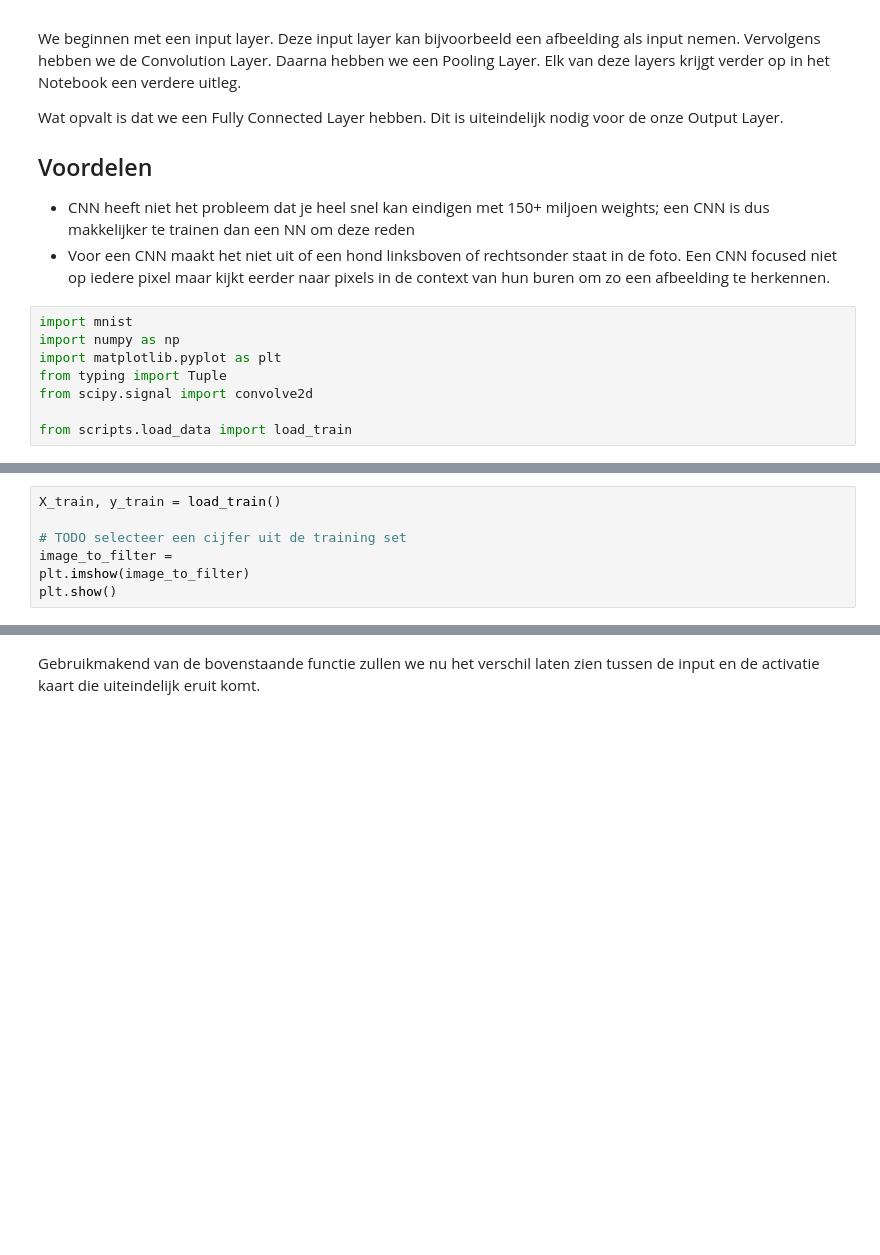
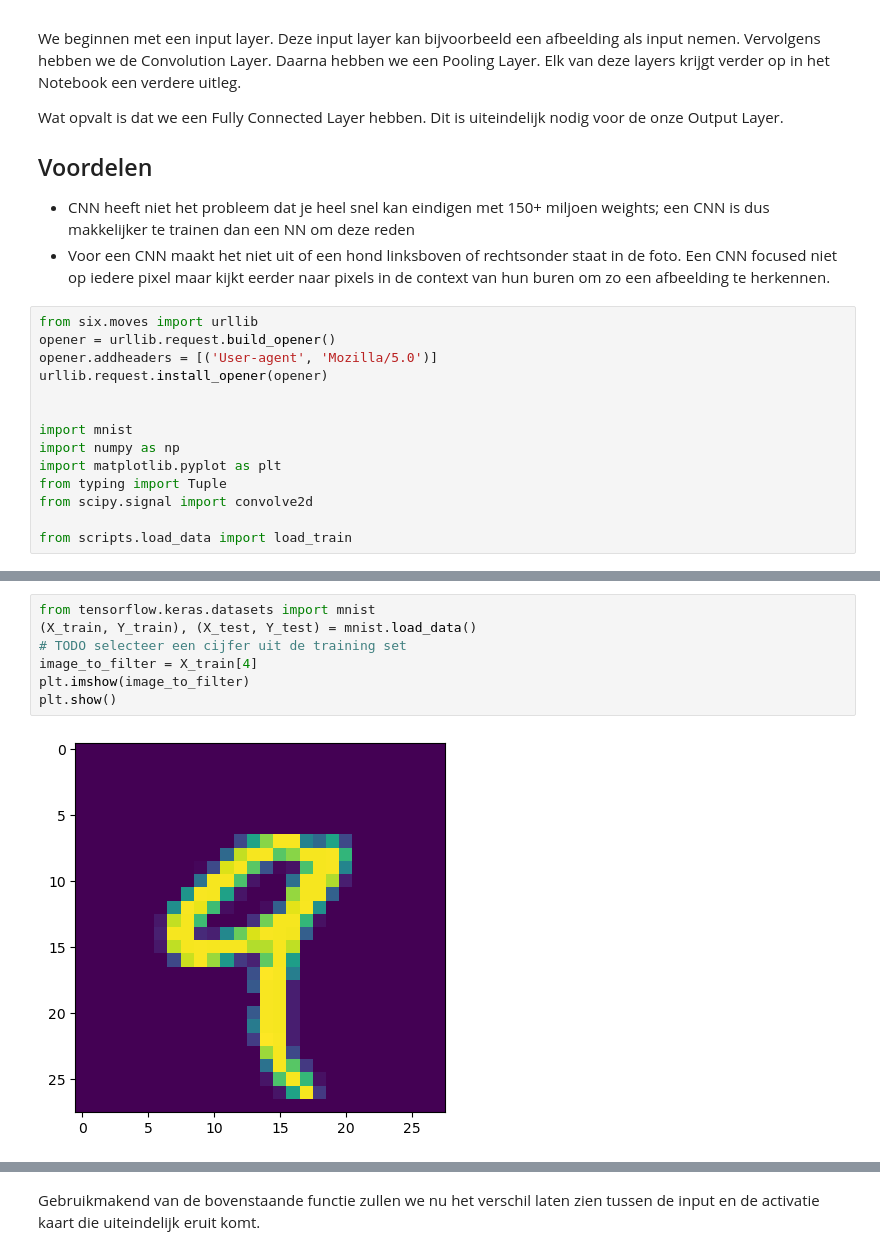
Before and after one commit to raubenravi/Vision, a Jupyter notebook: Opdrachten/2-CNN-layers_explained.ipynb, the cells around one changed output, grey strips where cells are left out. Saved outputs shown, nothing was run; the diff lists cells and outputs as text; blank space fills up the shorter version.

```diff
--- a/Opdrachten/2-CNN-layers_explained.ipynb
+++ b/Opdrachten/2-CNN-layers_explained.ipynb
@@ -14,6 +14,12 @@ Wat opvalt is dat we een Fully Connected Layer hebben. Dit is uiteindelijk nodig
 * CNN heeft niet het probleem dat je heel snel kan eindigen met 150+ miljoen weights; een CNN is dus makkelijker te trainen dan een NN om deze reden
 * Voor een CNN maakt het niet uit of een hond linksboven of rechtsonder staat in de foto. Een CNN focused niet op iedere pixel maar kijkt eerder naar pixels in de context van hun buren om zo een afbeelding te herkennen.
 # %%
+from six.moves import urllib
+opener = urllib.request.build_opener()
+opener.addheaders = [('User-agent', 'Mozilla/5.0')]
+urllib.request.install_opener(opener)
+
+
 import mnist
 import numpy as np
 import matplotlib.pyplot as plt
@@ -48,12 +54,14 @@ Aangezien het filter over de hoogte en de breedte van de input heen glijdt en de
 
 Om te kijken wat nou het effect is van zo'n filter wordt er hieronder van jullie gevraagd om een functie te schrijven die een filter over een afbeelding 'convolved'.
 # %%
-X_train, y_train = load_train()
-
+from tensorflow.keras.datasets import mnist
+(X_train, Y_train), (X_test, Y_test) = mnist.load_data()
 # TODO selecteer een cijfer uit de training set
-image_to_filter =
+image_to_filter = X_train[4]
 plt.imshow(image_to_filter)
 plt.show()
+# %% [output]
+[figure, added]
 # %%
 def convolve(image, filt):
     """
```
Also changed, not shown: parts of 14 cells of this notebook, 16 other files.
